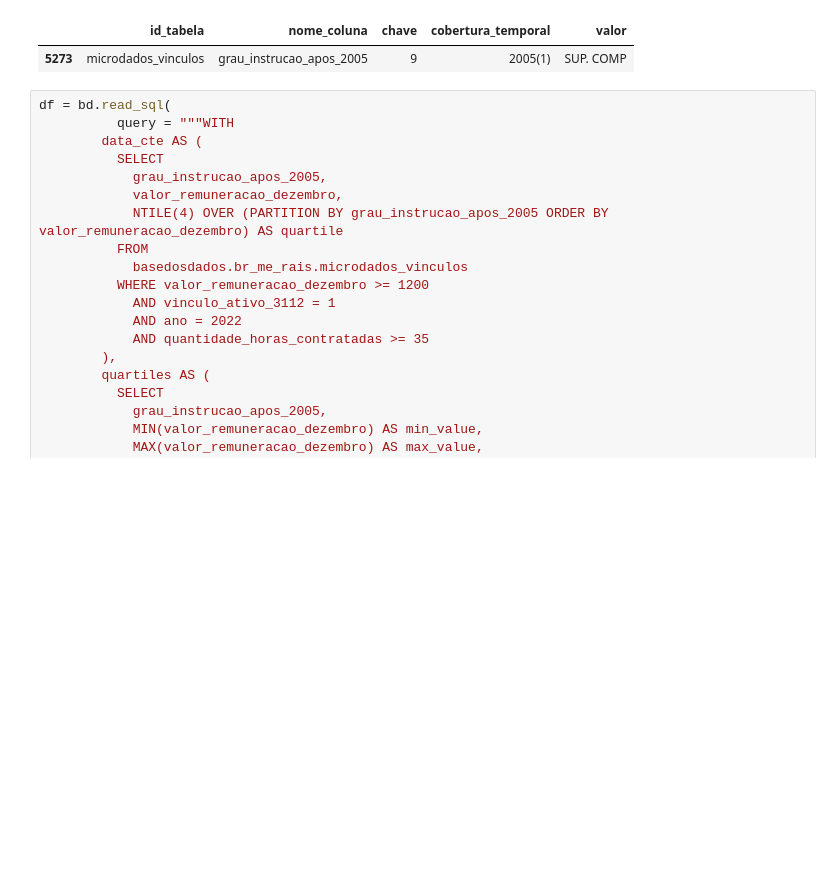
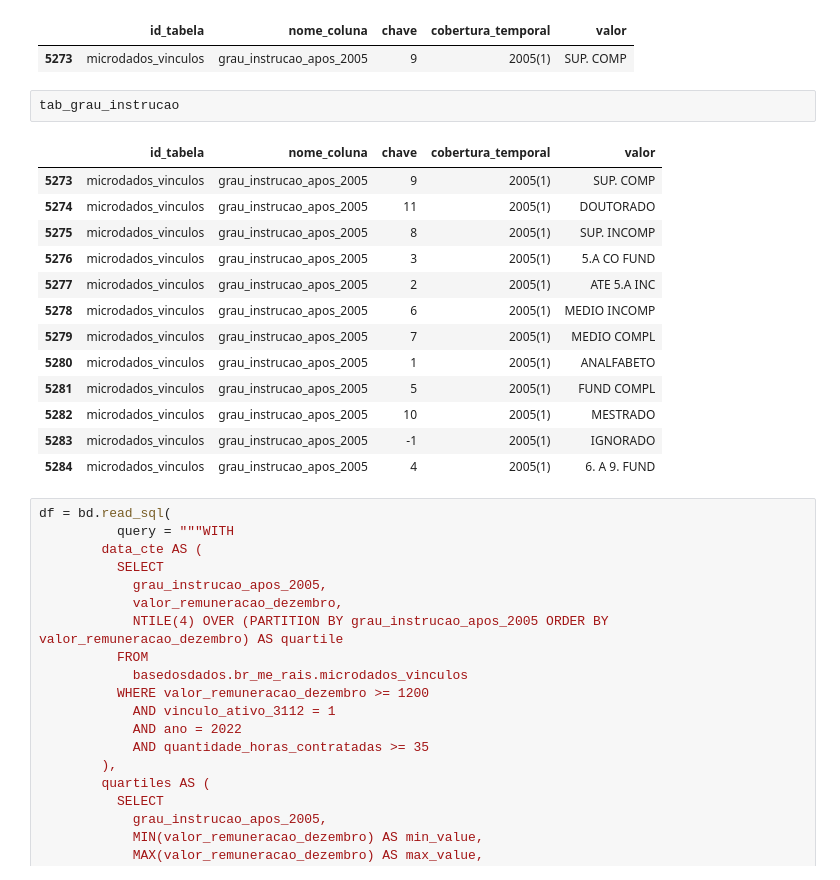
Before and after one commit to wagnerchagas/faculdade_vale_a_pena, a Jupyter notebook: faculdade_vale_a_pena_git.ipynb, the cells around one changed output. Cells and saved outputs as stored; diff of their text form; blank space fills up the shorter version.

```diff
--- a/faculdade_vale_a_pena_git.ipynb
+++ b/faculdade_vale_a_pena_git.ipynb
@@ -41,6 +41,22 @@ tab_grau_instrucao.head(1)
 # %% [output]
 |  | id_tabela | nome_coluna | chave | cobertura_temporal | valor |
 | 5273 | microdados_vinculos | grau_instrucao_apos_2005 | 9 | 2005(1) | SUP. COMP |
+# %%
+tab_grau_instrucao
+# %% [output]
+|  | id_tabela | nome_coluna | chave | cobertura_temporal | valor |
+| 5273 | microdados_vinculos | grau_instrucao_apos_2005 | 9 | 2005(1) | SUP. COMP |
+| 5274 | microdados_vinculos | grau_instrucao_apos_2005 | 11 | 2005(1) | DOUTORADO |
+| 5275 | microdados_vinculos | grau_instrucao_apos_2005 | 8 | 2005(1) | SUP. INCOMP |
+| 5276 | microdados_vinculos | grau_instrucao_apos_2005 | 3 | 2005(1) | 5.A CO FUND |
+| 5277 | microdados_vinculos | grau_instrucao_apos_2005 | 2 | 2005(1) | ATE 5.A INC |
+| 5278 | microdados_vinculos | grau_instrucao_apos_2005 | 6 | 2005(1) | MEDIO INCOMP |
+| 5279 | microdados_vinculos | grau_instrucao_apos_2005 | 7 | 2005(1) | MEDIO COMPL |
+| 5280 | microdados_vinculos | grau_instrucao_apos_2005 | 1 | 2005(1) | ANALFABETO |
+| 5281 | microdados_vinculos | grau_instrucao_apos_2005 | 5 | 2005(1) | FUND COMPL |
+| 5282 | microdados_vinculos | grau_instrucao_apos_2005 | 10 | 2005(1) | MESTRADO |
+| 5283 | microdados_vinculos | grau_instrucao_apos_2005 | -1 | 2005(1) | IGNORADO |
+| 5284 | microdados_vinculos | grau_instrucao_apos_2005 | 4 | 2005(1) | 6. A 9. FUND |
 # %%
 df = bd.read_sql(
           query = """WITH
```
Also changed, not shown: parts of 2 cells of this notebook.
